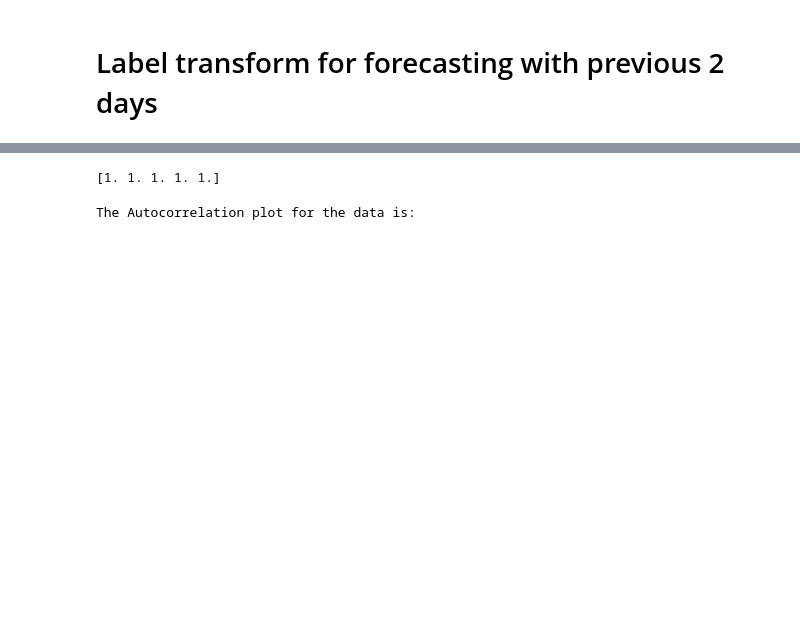
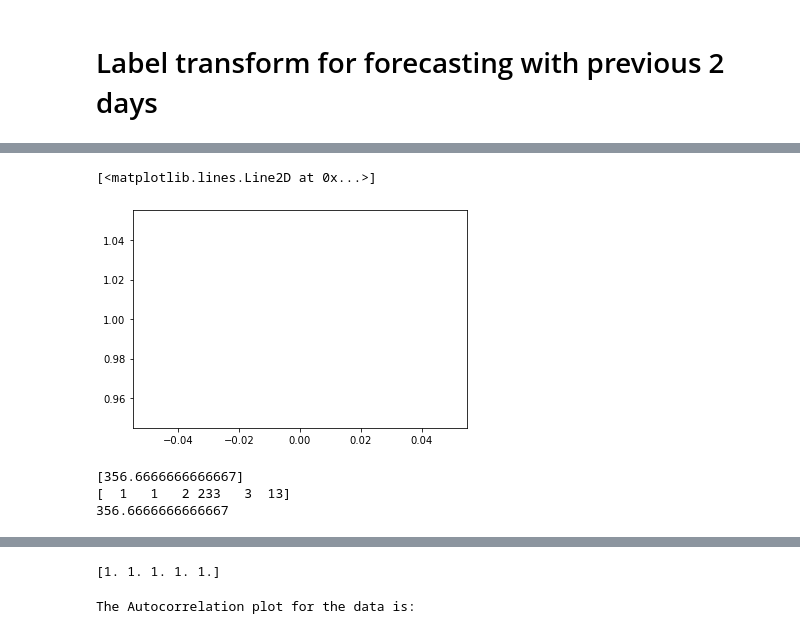
Before and after one commit to JBotzev/RSG-CGAN, a Jupyter notebook: cgan/utils/Utils.ipynb, the cells around one changed output, grey strips where cells are left out. Cells and saved outputs as stored; diff of their text form; code cells hidden in the pictures; blank space fills up the shorter version.

```diff
--- a/cgan/utils/Utils.ipynb
+++ b/cgan/utils/Utils.ipynb
@@ -11,0 +89,41 @@ import matplotlib.pyplot as plt
+# %%
+import statsmodels.api as sm
+x = [0.1,0.6,0.4,0.5]
+y = [10,60,40,50]
+z = np.corrcoef(x)
+z1 = np.corrcoef(y)
+
+plt.plot(z)
+plt.plot(z1)
+# %% [output]
+[<matplotlib.lines.Line2D at 0x...>]
+[figure, added]
+# %%
+def mean_metrics(gen_batch, real_batch):
+    mse = []
+    gen_batch = gen_batch.reshape(gen_batch.shape[0], 2)
+    real_batch = real_batch.reshape(real_batch.shape[0], 2)
+
+    for i in range(len(gen_batch)):
+        gen_img = gen_batch[i]
+        real_img = real_batch[i]
+        # print('img ',gen_img.shape, gen_img)
+        # print('img r ', real_img.shape, real_img)
+        mse.append(mean_squared_error(real_img, gen_img))
+
+        #ssim.append(ssim(real_img, gen_img, data_range=gen_img.max() - gen_img.min()))
+
+    return [np.mean(mse)]
+
+A = np.array([[1,1],[2,233],[3,13]])
+B = np.array([[10,10],[20,212],[30,35]])
+
+print(mean_metrics(A,B))
+A = A.flatten()
+B = B.flatten()
+print(A)
+print(mean_squared_error(A,B))
+# %% [output]
+[356.6666666666667]
+[  1   1   2 233   3  13]
+356.6666666666667
```
Also changed, not shown: parts of 15 cells of this notebook, 11 other files.
